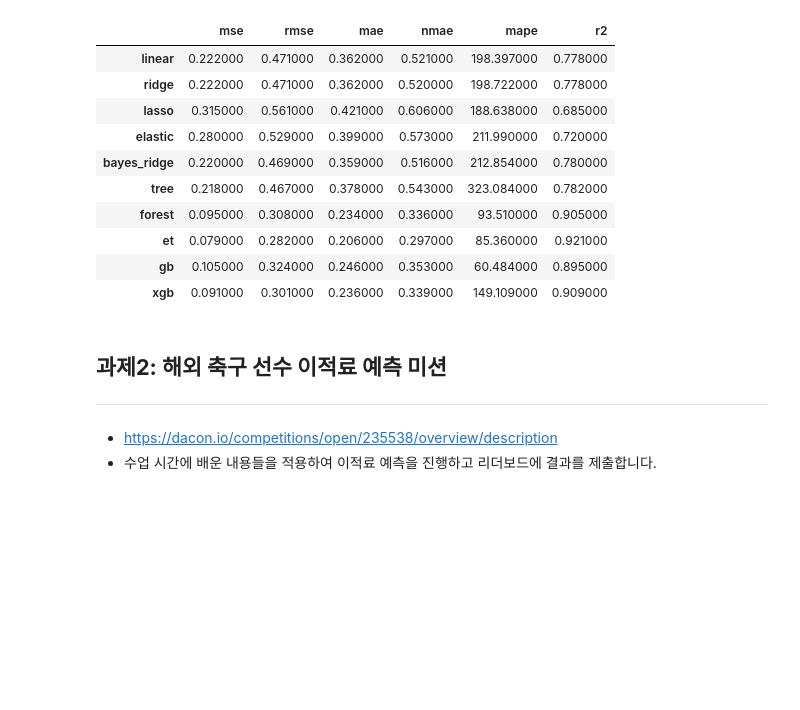
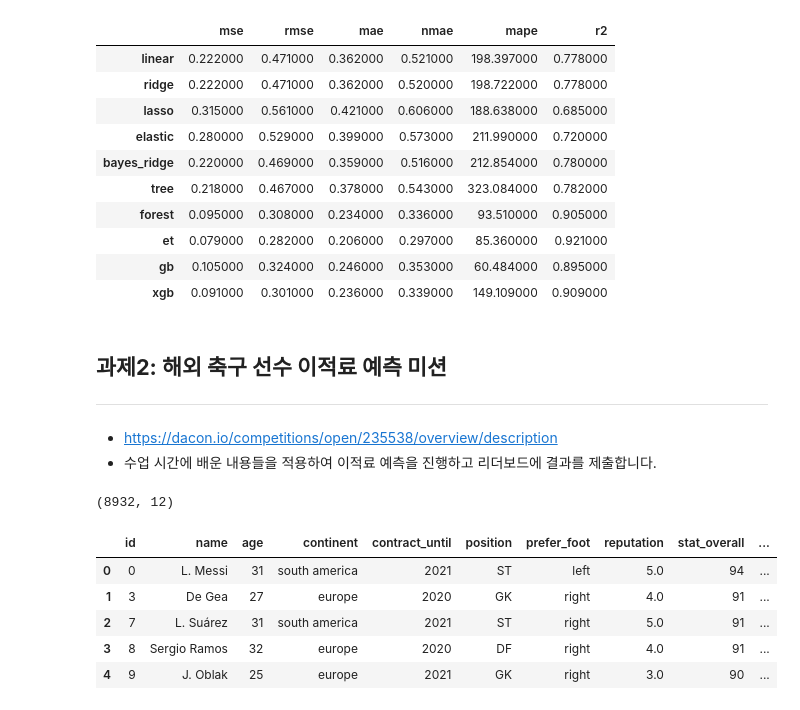
Before and after one commit to yebiny/SkillTreePython-DataAnalysis, a Jupyter notebook: 05.머신러닝기반데이터분석/해설/ch05_10_사이킷런실습_비선형회귀분석.ipynb, the cells around one changed output. Cells and saved outputs as stored; diff of their text form; code cells hidden in the pictures; blank space fills up the shorter version.

```diff
--- a/05.머신러닝기반데이터분석/해설/ch05_10_사이킷런실습_비선형회귀분석.ipynb
+++ b/05.머신러닝기반데이터분석/해설/ch05_10_사이킷런실습_비선형회귀분석.ipynb
@@ -485,3 +485,15 @@ df_score.style.background_gradient(cmap='Greens_r')
 
 * https://dacon.io/competitions/open/235538/overview/description
 * 수업 시간에 배운 내용들을 적용하여 이적료 예측을 진행하고 리더보드에 결과를 제출합니다.
+# %%
+train = pd.read_csv('FIFA_train.csv')
+print(train.shape)
+train.head()
+# %% [output]
+(8932, 12)
+|  | id | name | age | continent | contract_until | position | prefer_foot | reputation | stat_overall | ... |
+| 0 | 0 | L. Messi | 31 | south america | 2021 | ST | left | 5.0 | 94 | ... |
+| 1 | 3 | De Gea | 27 | europe | 2020 | GK | right | 4.0 | 91 | ... |
+| 2 | 7 | L. Suárez | 31 | south america | 2021 | ST | right | 5.0 | 91 | ... |
+| 3 | 8 | Sergio Ramos | 32 | europe | 2020 | DF | right | 4.0 | 91 | ... |
+| 4 | 9 | J. Oblak | 25 | europe | 2021 | GK | right | 3.0 | 90 | ... |
```
Also changed, not shown: parts of 13 cells of this notebook.
